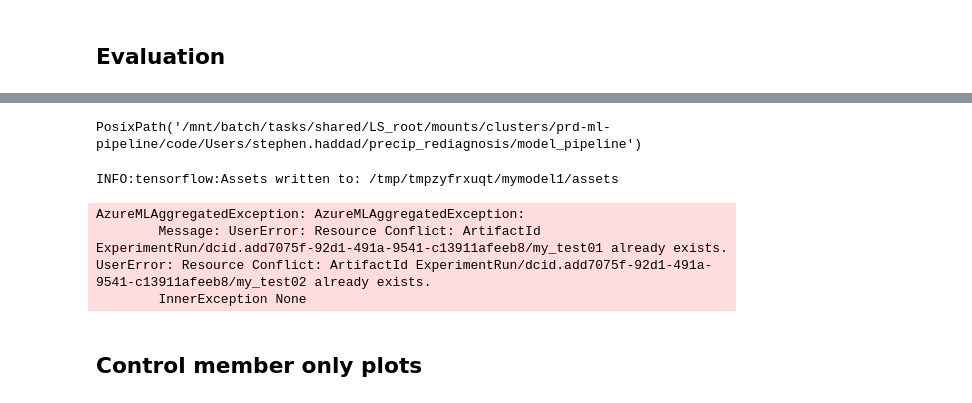
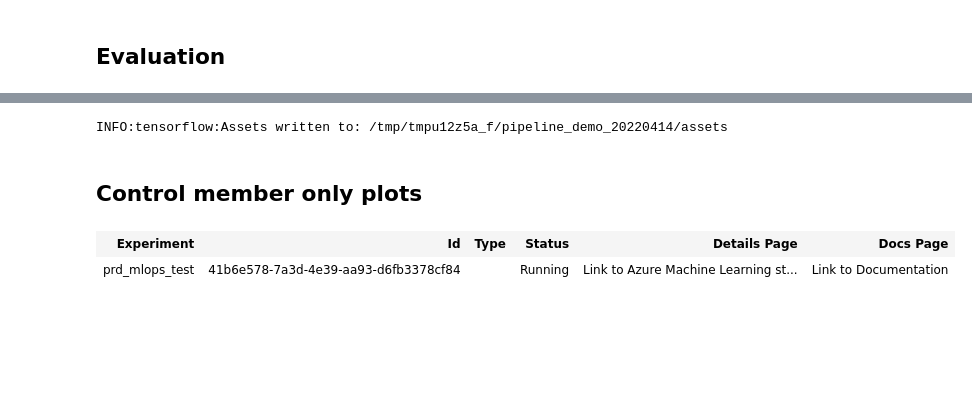
Before and after one commit to informatics-lab/precip_rediagnosis, a Jupyter notebook: model_pipeline/prd_mlops_azml_demo.ipynb, the cells around one changed output, grey strips where cells are left out. Drawn from its saved outputs; the diff is of its cells as text; code cells hidden in the pictures; blank space fills up the shorter version.

Commit message:
#3 initial version of using a cluster, not yet working and still debugging.

```diff
--- a/model_pipeline/prd_mlops_azml_demo.ipynb
+++ b/model_pipeline/prd_mlops_azml_demo.ipynb
@@ -180,6 +188,4 @@ else:
 import datetime
 log_dir = 'log/fit/' + datetime.datetime.now().strftime('%Y%m%d-%H%M%S')
 # %%
-prd_run = prd_exp.start_logging(display_name='mlops_demo_' + datetime.datetime.now().strftime('%Y%m%d-%H%M%S')
-
-prd_run.log('learning_rate', 0.001)
+prd_run = prd_exp.start_logging(display_name='mlops_demo_' + datetime.datetime.now().strftime('%Y%m%d-%H%M%S'))
@@ -248,6 +265,2 @@ Text(0, 0.5, 'Predicted 3hr precip_accumulation value')
 # %%
 prd_run.log_image(name='actual_vs_pred', plot=fig1, description='predicted vs actual 3hr accumulations of rainfall')
-# %%
-pathlib.Path(os.getcwd()).is_f
-# %% [output]
-PosixPath('/mnt/batch/tasks/shared/LS_root/mounts/clusters/prd-ml-pipeline/code/Users/stephen.haddad/precip_rediagnosis/model_pipeline')
@@ -256,14 +267,8 @@ import tempfile
 # %%
 with tempfile.TemporaryDirectory() as td1:
-    model.save(pathlib.Path(td1) / 'mymodel1')
-    write_list = (f1 for f1 in  (pathlib.Path(td1) / 'mymodel1').iterdir() if f1.is_file())
-
-    prd_run.upload_files(['my_test01','my_test02'], list(write_list))
-    prd_run.register_model('my_reg_model','my_test01')
-    #TODO: probably need to zip the files into a single model file.
+    model_save_path = pathlib.Path(td1) / prd_model_name
+    model.save(model_save_path)
+    prd_run.upload_folder(name=prd_model_name, path=str(model_save_path))
+    prd_run.register_model(prd_model_name, prd_model_name + '/')
 # %% [output]
-INFO:tensorflow:Assets written to: /tmp/tmpzyfrxuqt/mymodel1/assets
+INFO:tensorflow:Assets written to: /tmp/tmpu12z5a_f/pipeline_demo_20220414/assets
-AzureMLAggregatedException: AzureMLAggregatedException:
-        Message: UserError: Resource Conflict: ArtifactId ExperimentRun/dcid.add7075f-92d1-491a-9541-c13911afeeb8/my_test01 already exists.
-UserError: Resource Conflict: ArtifactId ExperimentRun/dcid.add7075f-92d1-491a-9541-c13911afeeb8/my_test02 already exists.
-        InnerException None
@@ -270,5 +277,10 @@ UserError: Resource Conflict: ArtifactId ExperimentRun/dcid.add7075f-92d1-491a-9
 # %% [markdown]
 ## Control member only plots
+# %%
+prd_run
+# %% [output]
+| Experiment | Id | Type | Status | Details Page | Docs Page |
+| prd_mlops_test | 41b6e578-7a3d-4e39-aa93-d6fb3378cf84 |  | Running | Link to Azure Machine Learning st... | Link to Documentation |
 # %%
 import matplotlib.pyplot as plt
 plt.figure(figsize=(10, 8))
```
Also changed, not shown: parts of 11 cells of this notebook, 2 other files.
